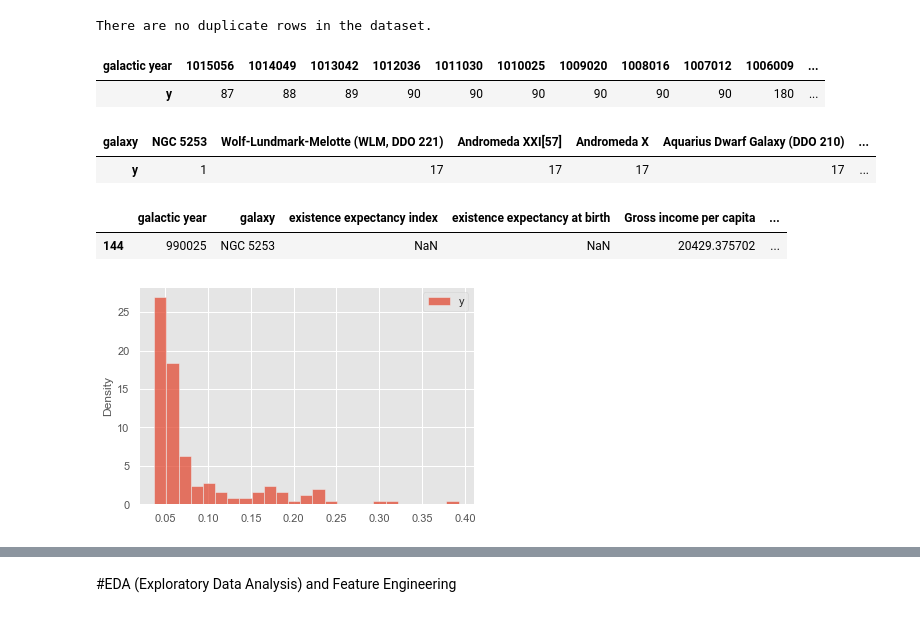
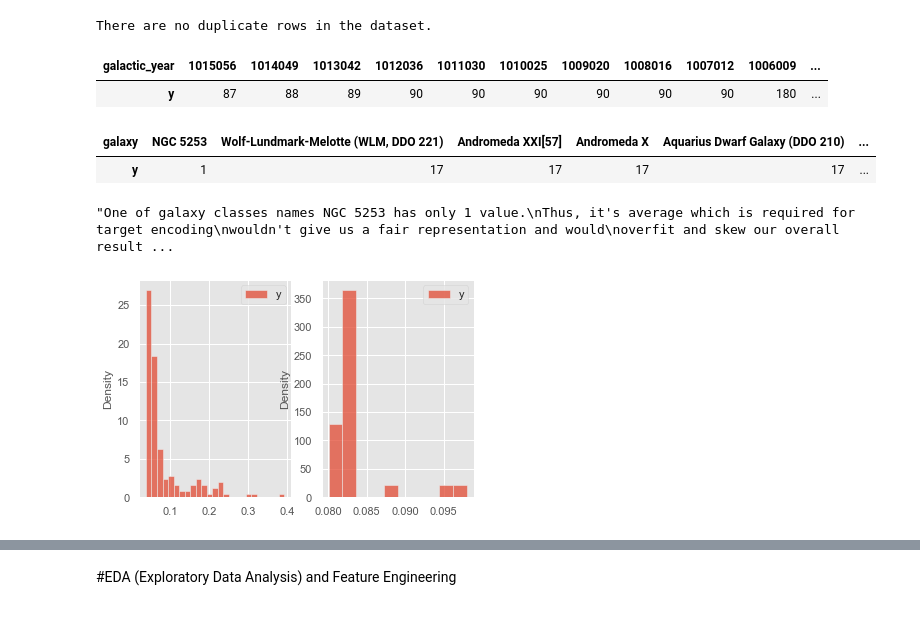
Before and after one commit to kamalzada/Python-codes, a Jupyter notebook: git_repository/Python-capstone-data2.ipynb, the cells around one changed output, grey strips where cells are left out. Cells and saved outputs as stored; diff of their text form; code cells hidden in the pictures.

Commit message:
3 index cols removed

```diff
--- a/git_repository/Python-capstone-data2.ipynb
+++ b/git_repository/Python-capstone-data2.ipynb
@@ -181,10 +198,10 @@ so at the end we'll check whether it overfit more than we expected.
 '''
 #Checking the number of y instances per galactic year before Target Encoding
 #We discover that there's isn't a gigantic gap between the classes and the classes itself aren't too few
-display(df.groupby('galactic year').count()['y'].sort_values().to_frame().T,
+display(df.groupby('galactic_year').count()['y'].sort_values().to_frame().T,
         df.groupby('galaxy').count()['y'].sort_values().to_frame().T)
 # %% [output]
-| galactic year | 1015056 | 1014049 | 1013042 | 1012036 | 1011030 | 1010025 | 1009020 | 1008016 | 1007012 | 1006009 | ... |
+| galactic_year | 1015056 | 1014049 | 1013042 | 1012036 | 1011030 | 1010025 | 1009020 | 1008016 | 1007012 | 1006009 | ... |
 | y | 87 | 88 | 89 | 90 | 90 | 90 | 90 | 90 | 90 | 180 | ... |
 | galaxy | NGC 5253 | Wolf-Lundmark-Melotte (WLM, DDO 221) | Andromeda XXI[57] | Andromeda X | Aquarius Dwarf Galaxy (DDO 210) | ... |
 | y | 1 | 17 | 17 | 17 | 17 | ... |
@@ -192,17 +209,16 @@ display(df.groupby('galactic year').count()['y'].sort_values().to_frame().T,
 '''One of galaxy classes names NGC 5253 has only 1 value.
 Thus, it's average which is required for target encoding
 wouldn't give us a fair representation and would
-overfit and skew our overall results. That's why we remove this
-record'''
-#Plus, this column mostly has null values
-df[df['galaxy']=='NGC 5253']
+overfit and skew our overall results. That's why we'll have to
+either dispose of this record or do some smoothing'''
 # %% [output]
-|  | galactic year | galaxy | existence expectancy index | existence expectancy at birth | Gross income per capita | ... |
-| 144 | 990025 | NGC 5253 | NaN | NaN | 20429.375702 | ... |
+"One of galaxy classes names NGC 5253 has only 1 value.\nThus, it's average which is required for target encoding\nwouldn't give us a fair representation and would\noverfit and skew our overall result ...
-# %%
-df = df[df['galaxy']!='NGC 5253']
 # %%
+plt.subplot(1, 2, 1)
 sns.histplot(data=df.groupby('galaxy').mean()['y'].to_frame(), stat='density')
+
+plt.subplot(1, 2, 2)
+sns.histplot(data=df.groupby('galactic_year').mean()['y'].to_frame(), bins=10, stat='density')
 plt.show()
 # %% [output]
-[figure, old version]
+[figure, new version]
```
Also changed, not shown: parts of 27 cells of this notebook.
